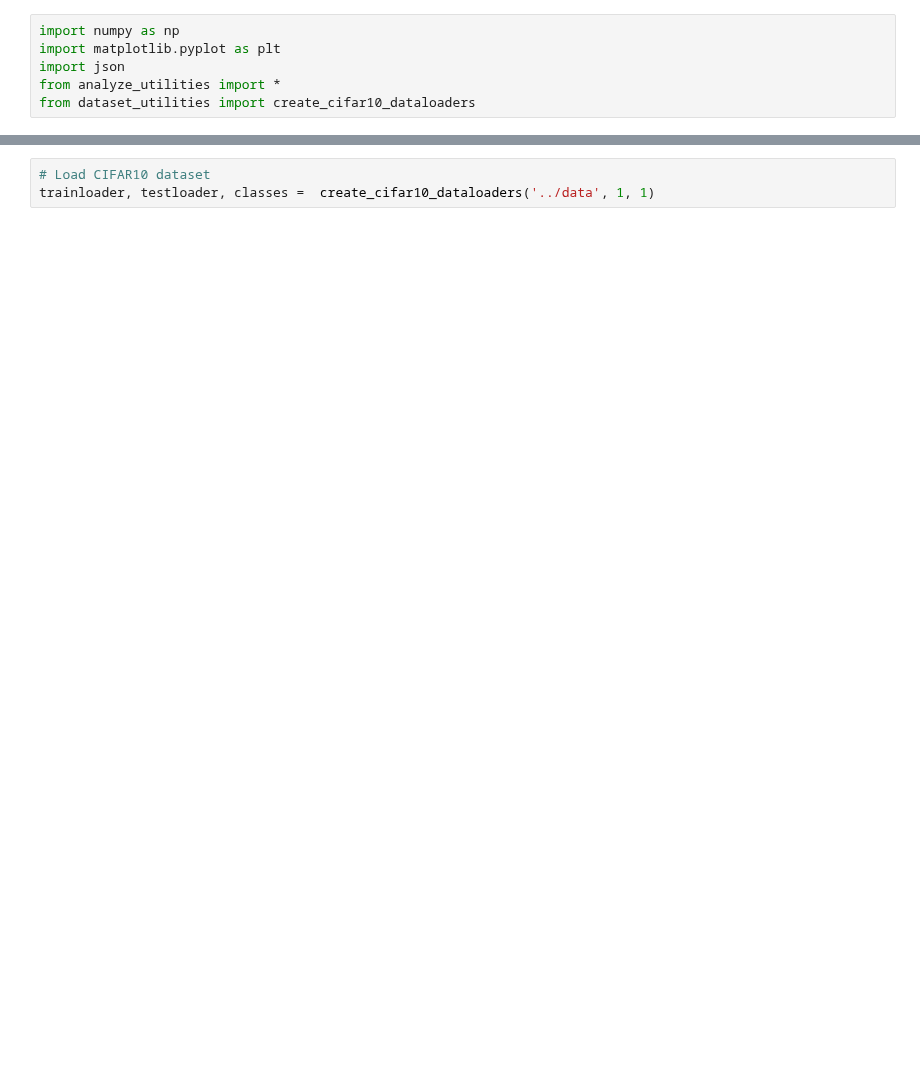
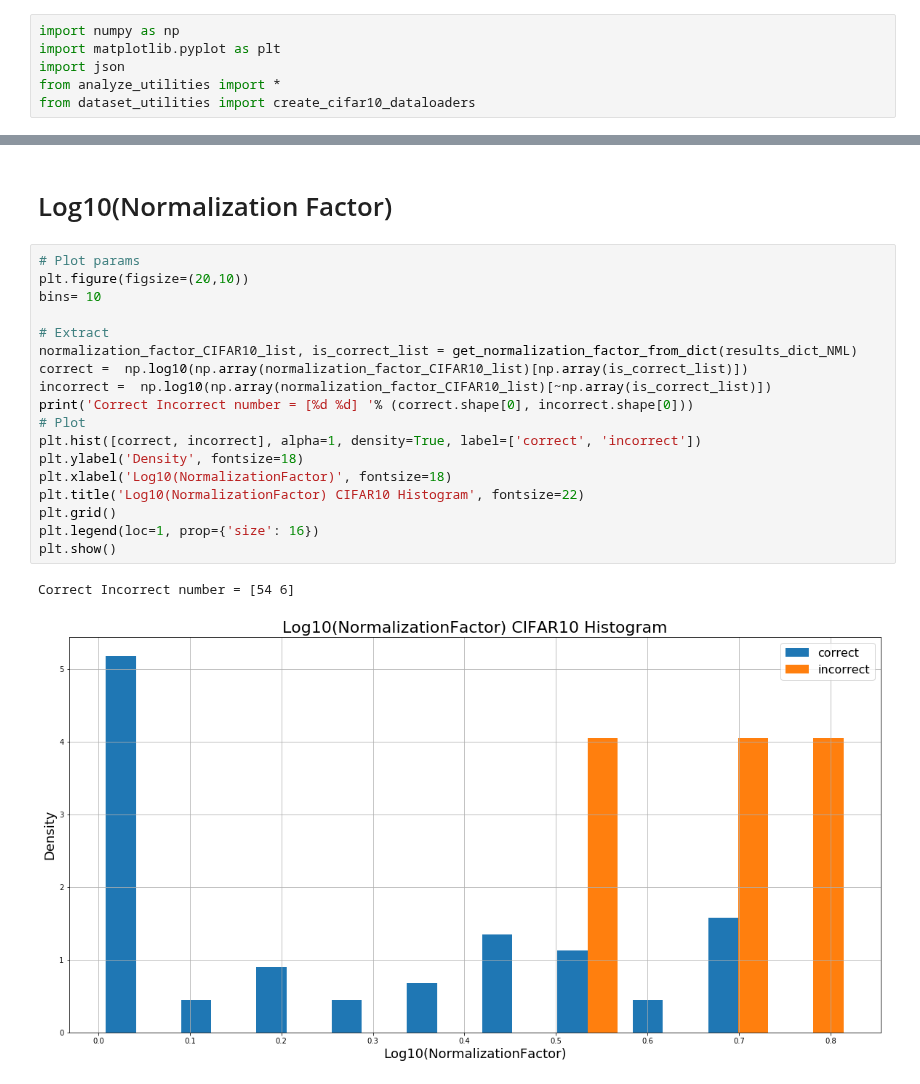
Before and after one commit to kobybibas/deep_pnml_experiments, a Jupyter notebook: src/analyze_results.ipynb, the cells around one changed output, grey strips where cells are left out. Saved outputs shown, nothing was run; the diff lists cells and outputs as text; blank space fills up the shorter version.

```diff
--- a/src/analyze_results.ipynb
+++ b/src/analyze_results.ipynb
@@ -69,3 +96,23 @@ plt.show()
-# %%
-# Load CIFAR10 dataset
-trainloader, testloader, classes =  create_cifar10_dataloaders('../data', 1, 1)
+# %% [markdown]
+# Log10(Normalization Factor)
+# %%
+# Plot params
+plt.figure(figsize=(20,10))
+bins= 10
+
+# Extract
+normalization_factor_CIFAR10_list, is_correct_list = get_normalization_factor_from_dict(results_dict_NML)
+correct =  np.log10(np.array(normalization_factor_CIFAR10_list)[np.array(is_correct_list)])
+incorrect =  np.log10(np.array(normalization_factor_CIFAR10_list)[~np.array(is_correct_list)])
+print('Correct Incorrect number = [%d %d] '% (correct.shape[0], incorrect.shape[0]))
+# Plot
+plt.hist([correct, incorrect], alpha=1, density=True, label=['correct', 'incorrect'])
+plt.ylabel('Density', fontsize=18)
+plt.xlabel('Log10(NormalizationFactor)', fontsize=18)
+plt.title('Log10(NormalizationFactor) CIFAR10 Histogram', fontsize=22)
+plt.grid()
+plt.legend(loc=1, prop={'size': 16})
+plt.show()
+# %% [output]
+Correct Incorrect number = [54 6]
+[figure, added]
```
Also changed, not shown: parts of 10 cells of this notebook, 7 other files.
